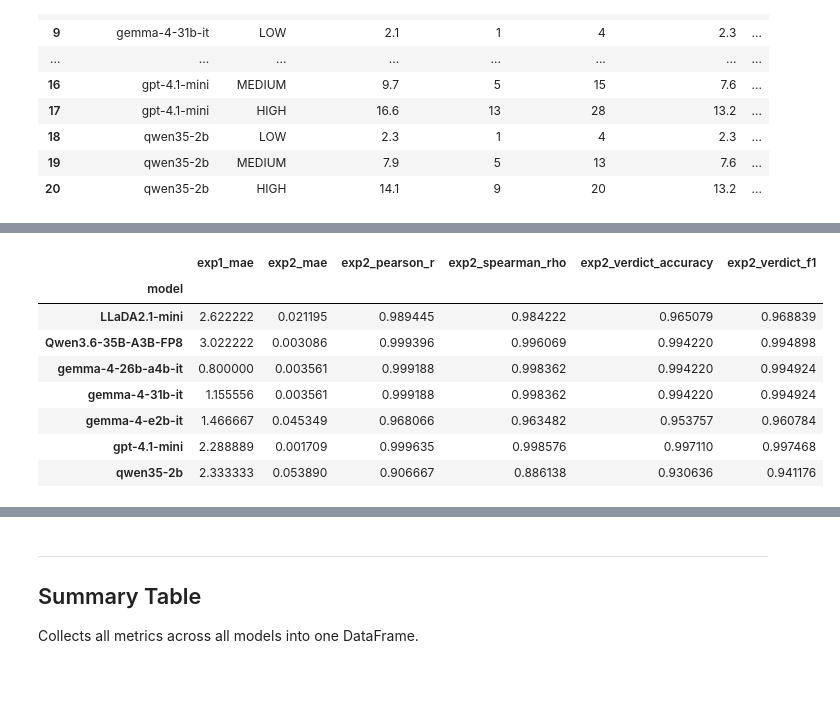
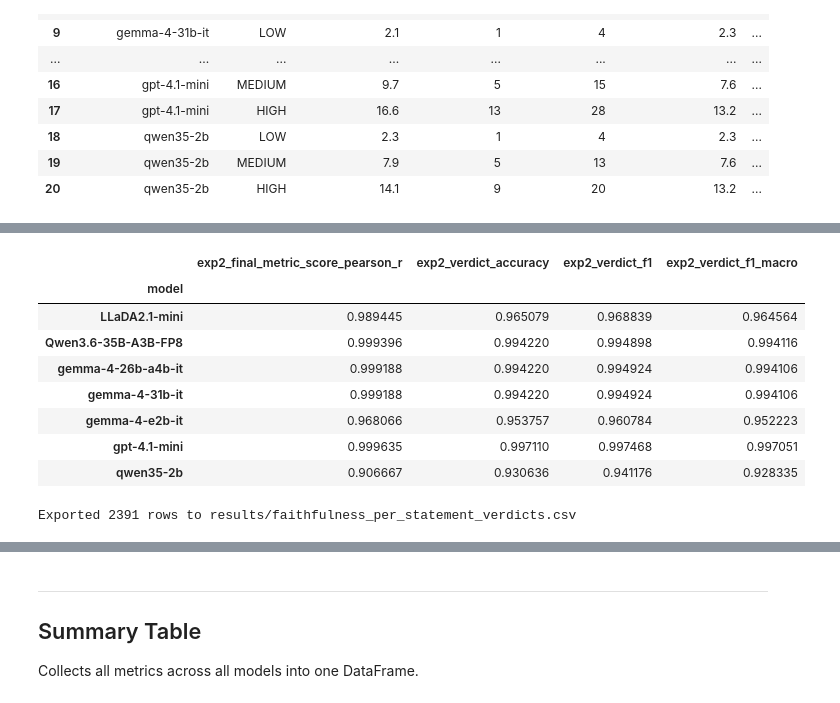
Before and after one commit to kazokid/diffusion-llms-eval, a Jupyter notebook: notebooks/metrics_calculation.ipynb, the cells around one changed output, grey strips where cells are left out. Saved outputs shown, nothing was run; the diff lists cells and outputs as text; code cells hidden in the pictures.

Commit message:
faithfulness eval

```diff
--- a/notebooks/metrics_calculation.ipynb
+++ b/notebooks/metrics_calculation.ipynb
@@ -697,12 +697,14 @@ for model in cu_scores.columns:
             row.update(bin_)
 
     # Final score (continuous, case-level)
-    model_scores = cu_scores[model]
-    cont = report_continuous('final', cu_golden_final, model_scores)
-    row.update(cont)
+    # model_scores = cu_scores[model]
+    # cont = report_continuous('final', cu_golden_final, model_scores)
+    # row.update(cont)
 
     cu_rows.append(row)
 
 cu_metrics = pd.DataFrame(cu_rows).set_index('model')
+# # lets drop columns spearman and pearson from df
+# cu_metrics = cu_metrics.drop(columns=['final_pearson_r', 'final_spearman_rho'])
 cu_metrics
 # %% [output]
@@ -932,53 +1066,74 @@ ft_rows = []
 for model in sorted(ft_exp1.index.get_level_values('model').unique()):
     row = {'model': model}
 
-    # --- Exp 1: statement count granularity ---
-    e1 = ft_exp1.loc[model]
-    e1 = e1.join(golden_counts_s, how='inner')
-    if len(e1) > 0 and e1['gen_count'].notna().sum() > 1:
-        row['exp1_mae'] = mean_absolute_error(
-            e1['golden_count'].fillna(0).astype(int),
-            e1['gen_count'].fillna(0).astype(int)
-        )
-
     # --- Exp 2: continuous score ---
     e2 = ft_exp2.loc[model].join(ft_golden_scores_s, how='inner')
     if len(e2) > 0 and e2['score'].notna().sum() > 1:
-        sc = report_continuous('exp2', e2['golden_score'], e2['score'])
+        sc = report_continuous('exp2_final_metric_score', e2['golden_score'], e2['score'])
         row.update(sc)
 
     # --- Exp 2: per-statement binary verdicts ---
     stmt_rows = []
     for _, r in e2.iterrows():
         if pd.isna(r.get('total_count', 0)):
             continue
         for si in range(int(r['total_count'])):
             col = f'statement_{si}_verdict'
             if col in r.index and pd.notna(r[col]):
                 stmt_rows.append({
                     'case_id': r.name,
                     'statement_idx': si,
                     'predicted': int(r[col]),
                 })
 
     if stmt_rows:
         stmt_df = pd.DataFrame(stmt_rows).set_index(['case_id', 'statement_idx'])
         merged = stmt_df.join(ft_golden_verdicts_df, how='inner')
         if len(merged) > 0:
             bin_ = report_binary('exp2_verdict', merged['verdict'], merged['predicted'])
             row.update(bin_)
+            f1_macro = f1_score(merged['verdict'].astype(int), merged['predicted'].astype(int), average='macro', zero_division=0)
+            row['exp2_verdict_f1_macro'] = f1_macro
 
     ft_rows.append(row)
 
 ft_metrics = pd.DataFrame(ft_rows).set_index('model')
+ft_metrics = ft_metrics.drop(columns=['exp2_final_metric_score_spearman_rho', 'exp2_final_metric_score_mae', 'exp2_final_metric_score_mae'])
 ft_metrics
+
+# LLaDA je bolja od qwen35-2b i gemma-4-e2b-it
 # %% [output]
-|  | exp1_mae | exp2_mae | exp2_pearson_r | exp2_spearman_rho | exp2_verdict_accuracy | exp2_verdict_f1 |
-| model |  |  |  |  |  |  |
-| LLaDA2.1-mini | 2.622222 | 0.021195 | 0.989445 | 0.984222 | 0.965079 | 0.968839 |
-| Qwen3.6-35B-A3B-FP8 | 3.022222 | 0.003086 | 0.999396 | 0.996069 | 0.994220 | 0.994898 |
-| gemma-4-26b-a4b-it | 0.800000 | 0.003561 | 0.999188 | 0.998362 | 0.994220 | 0.994924 |
-| gemma-4-31b-it | 1.155556 | 0.003561 | 0.999188 | 0.998362 | 0.994220 | 0.994924 |
-| gemma-4-e2b-it | 1.466667 | 0.045349 | 0.968066 | 0.963482 | 0.953757 | 0.960784 |
-| gpt-4.1-mini | 2.288889 | 0.001709 | 0.999635 | 0.998576 | 0.997110 | 0.997468 |
-| qwen35-2b | 2.333333 | 0.053890 | 0.906667 | 0.886138 | 0.930636 | 0.941176 |
+|  | exp2_final_metric_score_pearson_r | exp2_verdict_accuracy | exp2_verdict_f1 | exp2_verdict_f1_macro |
+| model |  |  |  |  |
+| LLaDA2.1-mini | 0.989445 | 0.965079 | 0.968839 | 0.964564 |
+| Qwen3.6-35B-A3B-FP8 | 0.999396 | 0.994220 | 0.994898 | 0.994116 |
+| gemma-4-26b-a4b-it | 0.999188 | 0.994220 | 0.994924 | 0.994106 |
+| gemma-4-31b-it | 0.999188 | 0.994220 | 0.994924 | 0.994106 |
+| gemma-4-e2b-it | 0.968066 | 0.953757 | 0.960784 | 0.952223 |
+| gpt-4.1-mini | 0.999635 | 0.997110 | 0.997468 | 0.997051 |
+| qwen35-2b | 0.906667 | 0.930636 | 0.941176 | 0.928335 |
+# %%
+# Export per-statement verdicts merged with golden dataset
+ft_verdict_rows = []
+for md in MODEL_DIRS:
+    exp2_file = find_result_file(md, "*_faithfulness_exp2_nli.json")
+    if exp2_file is None:
+        continue
+    with open(exp2_file) as f:
+        exp2_data = json.load(f)
+    for r in exp2_data['results']:
+        for si, v in enumerate(r.get('verdicts', [])):
+            ft_verdict_rows.append({
+                'model': md.name,
+                'case_id': r['case_id'],
+                'statement_idx': si,
+                'predicted_verdict': v['verdict'],
+            })
+
+ft_verdicts_df = pd.DataFrame(ft_verdict_rows).set_index(['model', 'case_id', 'statement_idx'])
+ft_verdicts_to_csv = ft_verdicts_df.join(ft_golden_verdicts_df, how='inner')
+ft_verdicts_to_csv.rename(columns={'verdict': 'golden_verdict'}, inplace=True)
+ft_verdicts_to_csv.to_csv(BASE / "results" / "faithfulness_per_statement_verdicts.csv")
+print(f"Exported {len(ft_verdicts_to_csv)} rows to results/faithfulness_per_statement_verdicts.csv")
+# %% [output]
+Exported 2391 rows to results/faithfulness_per_statement_verdicts.csv
```
Also changed, not shown: parts of 12 cells of this notebook, 3 other files.
